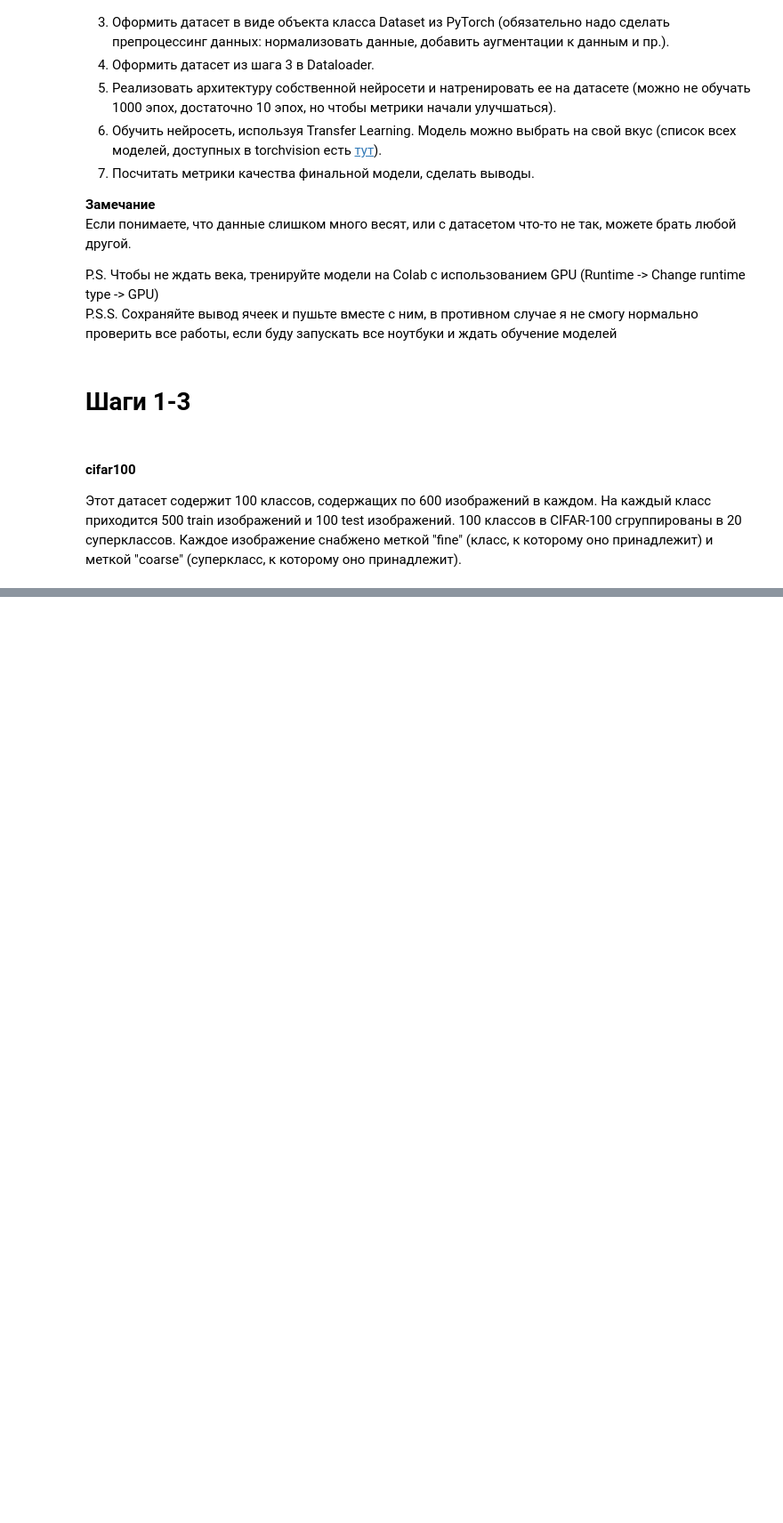
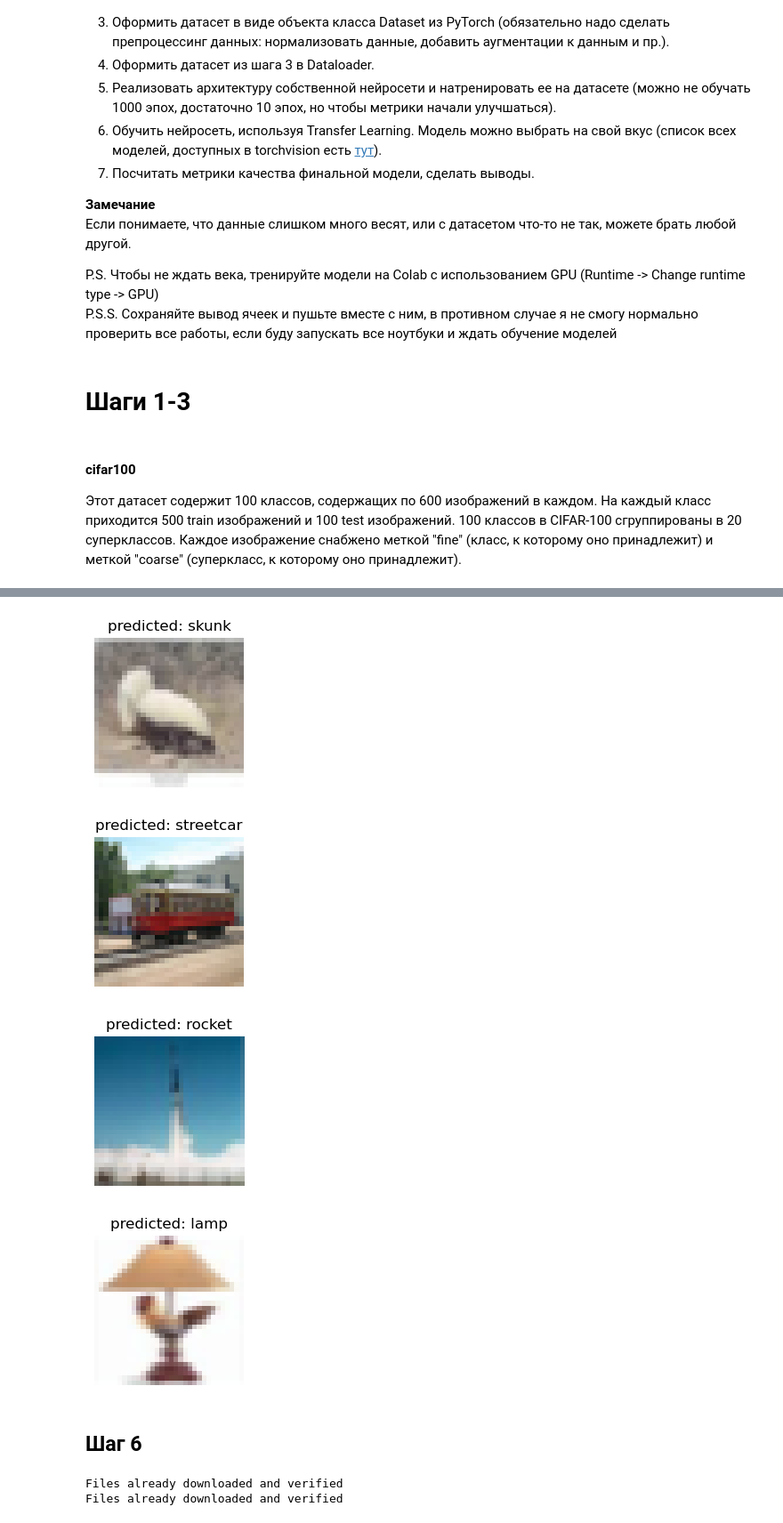
Before and after one commit to dvamuch/nn_ml_practice_bivt-20-1_SelifonovAE, a Jupyter notebook: labs/04_lab_cv_practice.ipynb, the cells around one changed output, grey strips where cells are left out. Shown: that part at 89% size. Drawn from its saved outputs; the diff is of its cells as text; code cells hidden in the pictures; blank space fills up the shorter version.

```diff
--- a/labs/04_lab_cv_practice.ipynb
+++ b/labs/04_lab_cv_practice.ipynb
@@ -198,45 +202,30 @@ def visualize_model(model, num_images=6):
         model.train(mode=was_training)
 # %%
 model = nn.Sequential(
-    nn.Conv2d(3, 64, 3, padding=2),
+    nn.Conv2d(3, 16, 3, padding=2),
     nn.ReLU(),
-    nn.Conv2d(64, 64, 3, padding=2),
+    nn.Conv2d(16, 32, 3, padding=2),
     nn.ReLU(),
-    nn.MaxPool2d(2, 2), # 16x16
+    nn.Conv2d(32, 64, 3, padding=2),
+    nn.ReLU(),
+    nn.MaxPool2d(2, 2),
 
-    nn.Conv2d(64, 128, 3, padding=2),
-    nn.ReLU(),
-    nn.Conv2d(128, 128, 3, padding=2),
-    nn.ReLU(),
-    nn.MaxPool2d(2, 2), # 8x8
 
-    nn.Conv2d(128, 256, 3, padding=2),
-    nn.ReLU(),
-    nn.Conv2d(256, 256, 3, padding=2),
-    nn.ReLU(),
-    nn.MaxPool2d(2, 2), # 4x4
-
-    nn.Conv2d(256, 512, 3, padding=2),
-    nn.ReLU(),
-    nn.Conv2d(512, 512, 3, padding=2),
-    nn.ReLU(),
-    nn.MaxPool2d(2, 2), # 2x2
-
-    nn.BatchNorm2d(512),
-    nn.Softmax2d(),
+    nn.BatchNorm2d(64),
+    # nn.Softmax2d(),
 
     nn.Flatten(),
 
-    nn.Linear(12800, 2048),
+    nn.Linear(23104, 1024),
     nn.ReLU(),
-    nn.Linear(2048, 100),
+    nn.Linear(1024, 100),
 )
 
 model = model.to(device)
 
 criterion = nn.CrossEntropyLoss()
 
-optimizer_ft = optim.SGD(model.parameters(), lr=0.01, momentum=0.9)
+optimizer_ft = optim.SGD(model.parameters(), lr=0.001, momentum=0.9)
 
 exp_lr_scheduler = lr_scheduler.StepLR(optimizer_ft, step_size=2, gamma=0.1)
-model_fitted = train_model(model, criterion, optimizer_ft, exp_lr_scheduler, num_epochs=100)
+model_fitted = train_model(model, criterion, optimizer_ft, exp_lr_scheduler, num_epochs=5)
@@ -242,0 +250,31 @@ model_fitted = train_model(model, criterion, optimizer_ft, exp_lr_scheduler, num
+# %%
+visualize_model(model_fitted, 4, 12)
+# %% [output]
+[figure, added]
+[figure, added]
+[figure, added]
+[figure, added]
+# %% [markdown]
+## Шаг 6
+# %%
+pretrained_train_transforms = transforms.Compose([
+    transforms.Resize((224,224)),
+    transforms.RandomHorizontalFlip(),
+    transforms.ToTensor(),
+    transforms.Normalize([0.485, 0.456, 0.406], [0.229, 0.224, 0.225])
+])
+
+pretrained_test_transforms = transforms.Compose([
+    transforms.Resize((224,224)),
+    transforms.ToTensor(),
+    transforms.Normalize([0.485, 0.456, 0.406], [0.229, 0.224, 0.225])
+])
+
+pretrained_cifar_train = CIFAR100(root='./data', train=True, download=True, transform=pretrained_train_transforms)
+pretrained_cifar_test = CIFAR100(root='./data', train=False, download=True, transform=pretrained_test_transforms)
+
+pretrained_train_dataloader = DataLoader(pretrained_cifar_train, batch_size=16, shuffle=True)
+pretrained_test_dataloader = DataLoader(pretrained_cifar_test, batch_size=16, shuffle=False)
+# %% [output]
+Files already downloaded and verified
+Files already downloaded and verified
```
Also changed, not shown: parts of 12 cells of this notebook.
